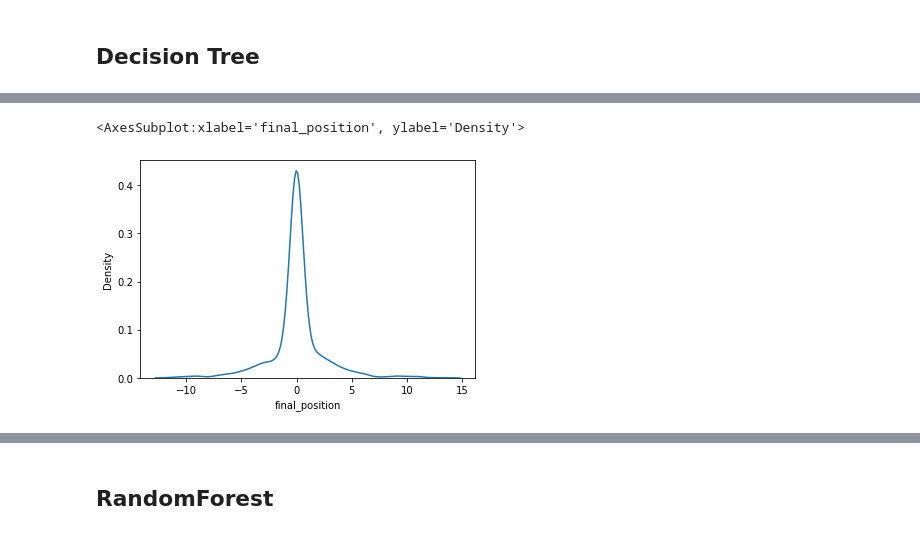
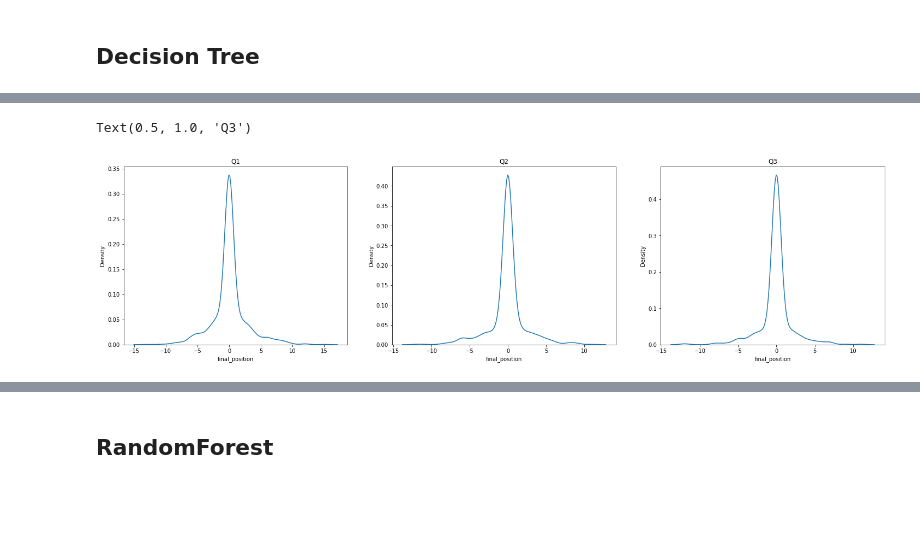
Before and after one commit to frax0n/F1-Analysis, a Jupyter notebook: Qualy_Results.ipynb, the cells around one changed output, grey strips where cells are left out. Drawn from its saved outputs; the diff is of its cells as text; code cells hidden in the pictures; blank space fills up the shorter version.

```diff
--- a/Qualy_Results.ipynb
+++ b/Qualy_Results.ipynb
@@ -292,2 +206,15 @@ X_train.head()
 # %% [markdown]
 ## Decision Tree
+# %%
+decision_tree=DecisionTreeClassifier()
+param_grid={
+    "criterion":['gini','entropy'],
+    "max_depth":[107],
+    "max_features":['auto','sqrt','log2',''],
+    "random_state":np.arange(1,10)
+}
+test_model=model_selection.GridSearchCV(estimator=decision_tree,param_grid=param_grid,
+                                       scoring='accuracy',verbose=10)
+test_model.fit(X_train_2,y_train_2)
+print(test_model.best_score_)
+print(test_model.best_estimator_.get_params())
@@ -310,7 +446,17 @@ plt.show()
-# %%
-difference=y_test-y1
-sns.kdeplot(difference)
-# %% [output]
-<AxesSubplot:xlabel='final_position', ylabel='Density'>
-[figure, removed]
+# %%
+from sklearn.metrics import confusion_matrix
+import seaborn as sn
+fig,axes=plt.subplots(1,3,figsize=(25,6))
+dif1=y_test-dq1
+sn.kdeplot(dif1,ax=axes[0])
+axes[0].set_title('Q1')
+dif2=y_test_2-dq2
+sn.kdeplot(dif2,ax=axes[1])
+axes[1].set_title('Q2')
+dif3=y_test_3-dq3
+sn.kdeplot(dif3,ax=axes[2])
+axes[2].set_title('Q3')
+# %% [output]
+Text(0.5, 1.0, 'Q3')
+[figure, added]
 # %%
```
Also changed, not shown: parts of 61 cells of this notebook, 1 other file.
